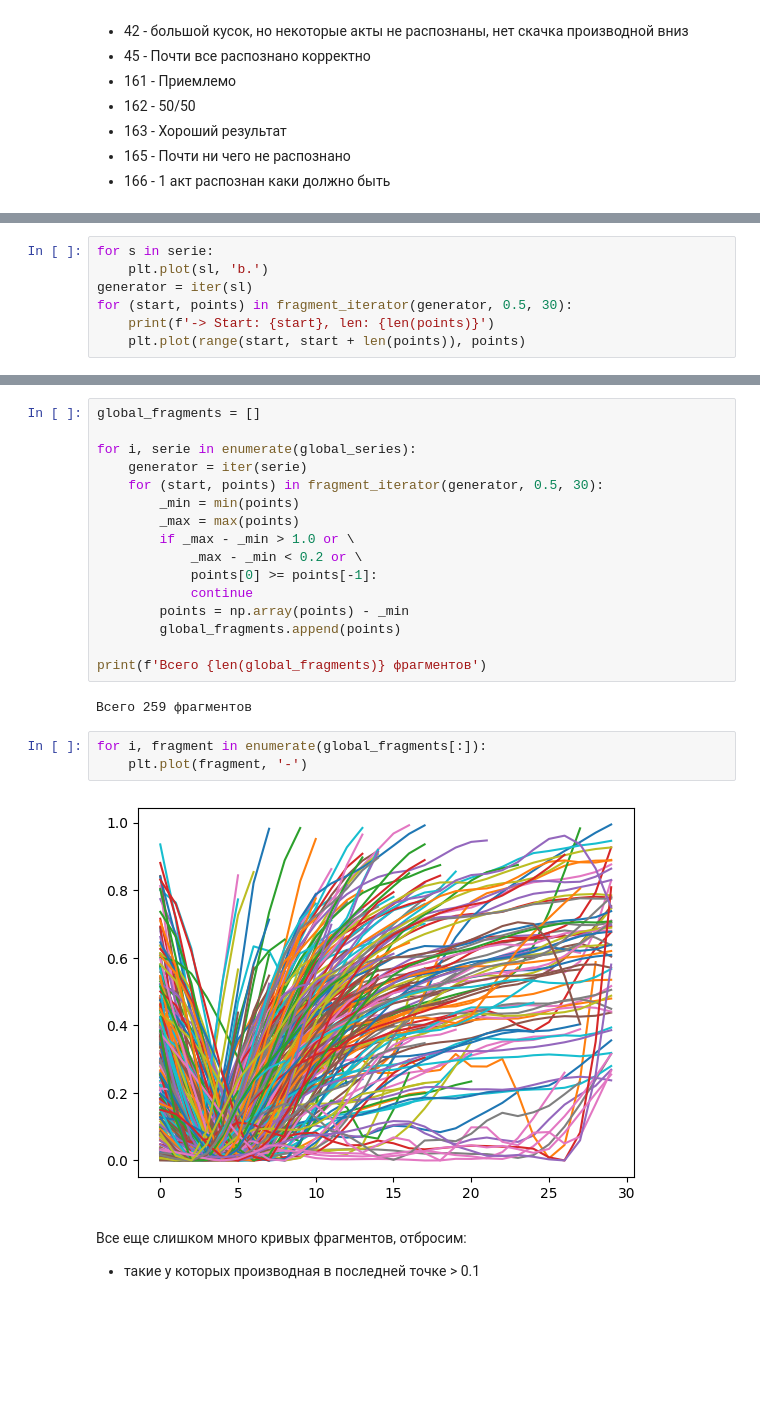
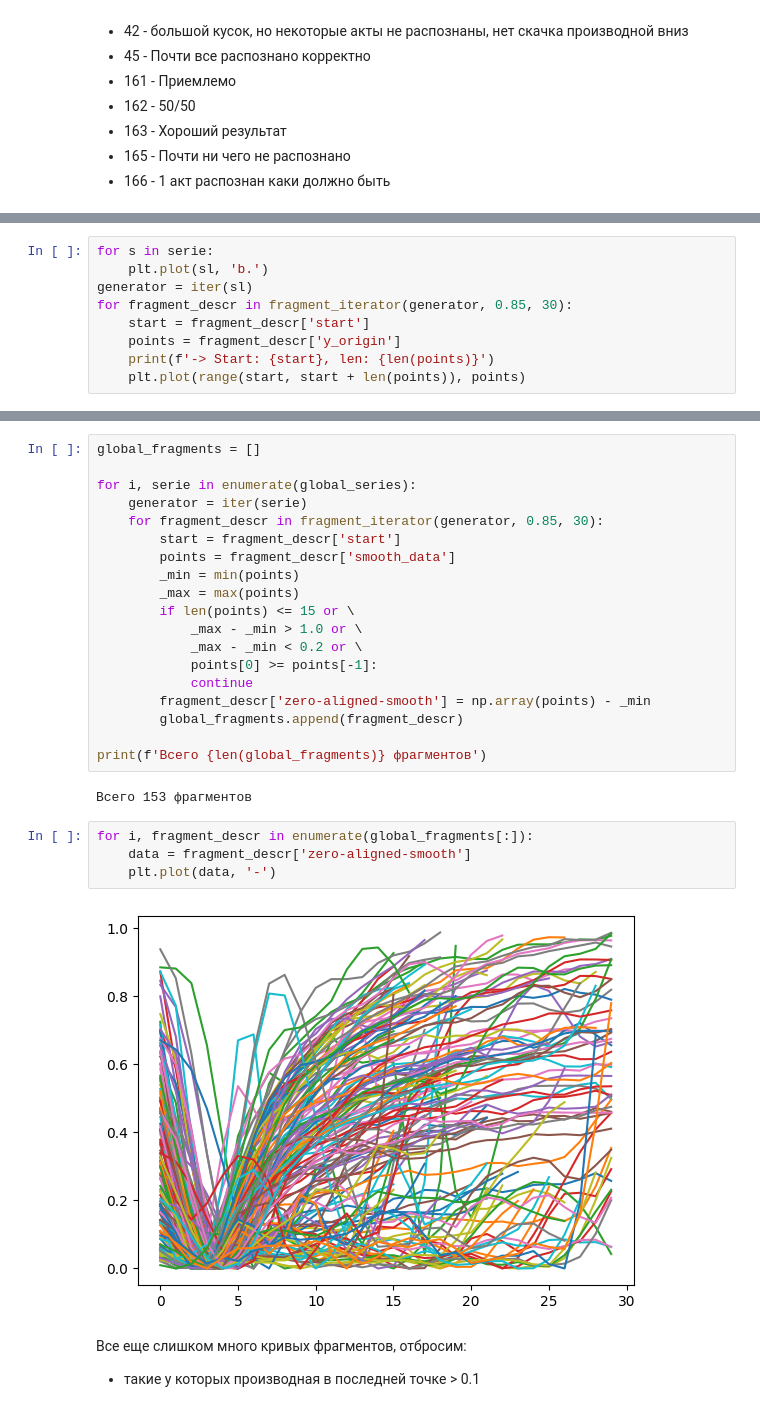
Before and after one commit to ololoshka2871/laser-precision-adjust, a Jupyter notebook: find_shot/analise_all_data.ipynb, the cells around one changed output, grey strips where cells are left out. Drawn from its saved outputs; the diff is of its cells as text; blank space fills up the shorter version.

```diff
--- a/find_shot/analise_all_data.ipynb
+++ b/find_shot/analise_all_data.ipynb
@@ -135,7 +134,9 @@ describe_fragment(sl, 0.5)
 for s in serie:
     plt.plot(sl, 'b.')
 generator = iter(sl)
-for (start, points) in fragment_iterator(generator, 0.5, 30):
+for fragment_descr in fragment_iterator(generator, 0.85, 30):
+    start = fragment_descr['start']
+    points = fragment_descr['y_origin']
     print(f'-> Start: {start}, len: {len(points)}')
     plt.plot(range(start, start + len(points)), points)
 # %% [output]
@@ -162,24 +164,28 @@ global_fragments = []
 
 for i, serie in enumerate(global_series):
     generator = iter(serie)
-    for (start, points) in fragment_iterator(generator, 0.5, 30):
+    for fragment_descr in fragment_iterator(generator, 0.85, 30):
+        start = fragment_descr['start']
+        points = fragment_descr['smooth_data']
         _min = min(points)
         _max = max(points)
-        if _max - _min > 1.0 or \
+        if len(points) <= 15 or \
+            _max - _min > 1.0 or \
             _max - _min < 0.2 or \
             points[0] >= points[-1]:
             continue
-        points = np.array(points) - _min
-        global_fragments.append(points)
+        fragment_descr['zero-aligned-smooth'] = np.array(points) - _min
+        global_fragments.append(fragment_descr)
 
 print(f'Всего {len(global_fragments)} фрагментов')
 # %% [output]
-Всего 259 фрагментов
+Всего 153 фрагментов
 # %%
-for i, fragment in enumerate(global_fragments[:]):
-    plt.plot(fragment, '-')
+for i, fragment_descr in enumerate(global_fragments[:]):
+    data = fragment_descr['zero-aligned-smooth']
+    plt.plot(data, '-')
 # %% [output]
-[figure, old version]
+[figure, new version]
 # %% [markdown]
 Все еще слишком много кривых фрагментов, отбросим:
 - такие у которых производная в последней точке > 0.1
```
Also changed, not shown: parts of 11 cells of this notebook, 3 other files.
